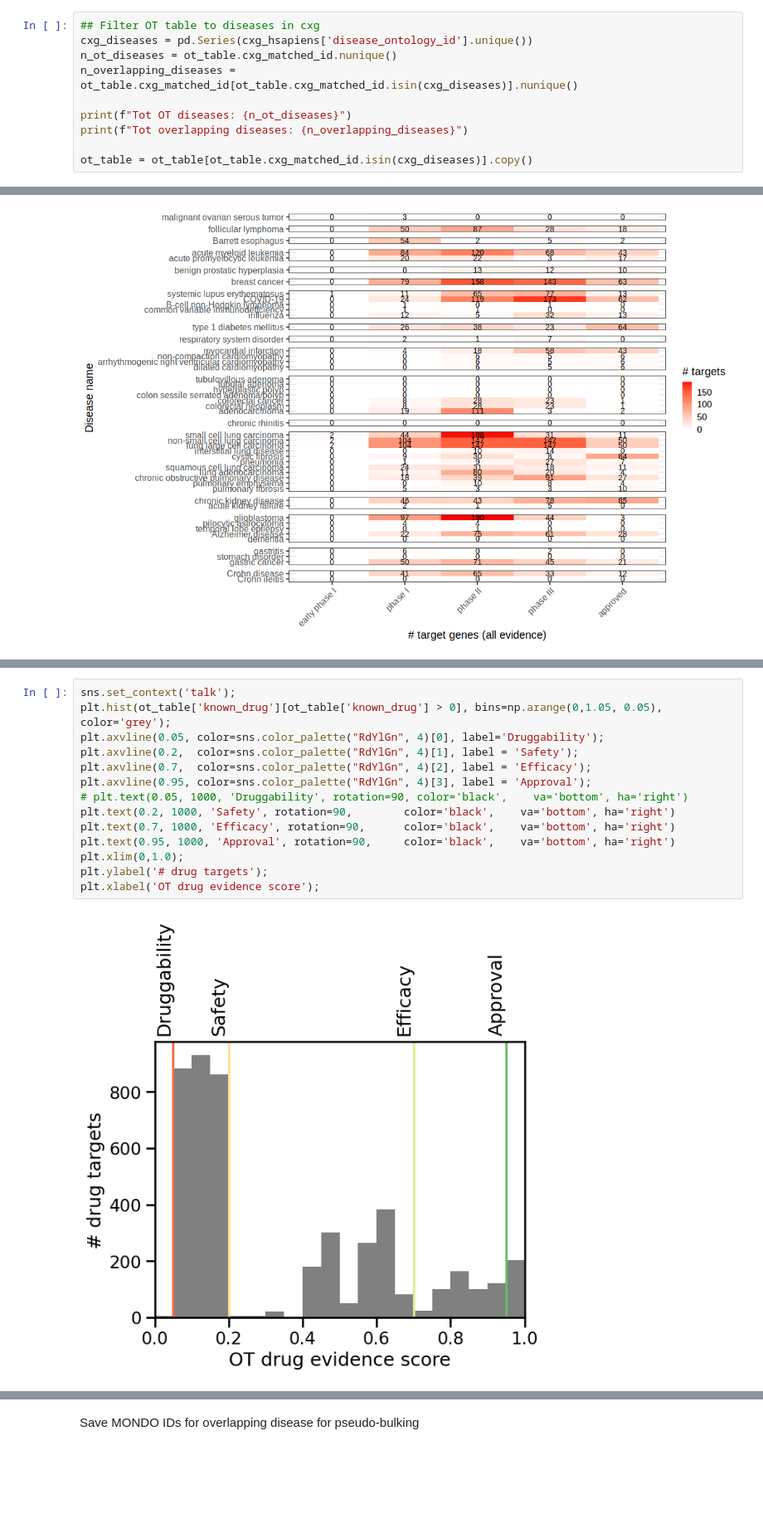
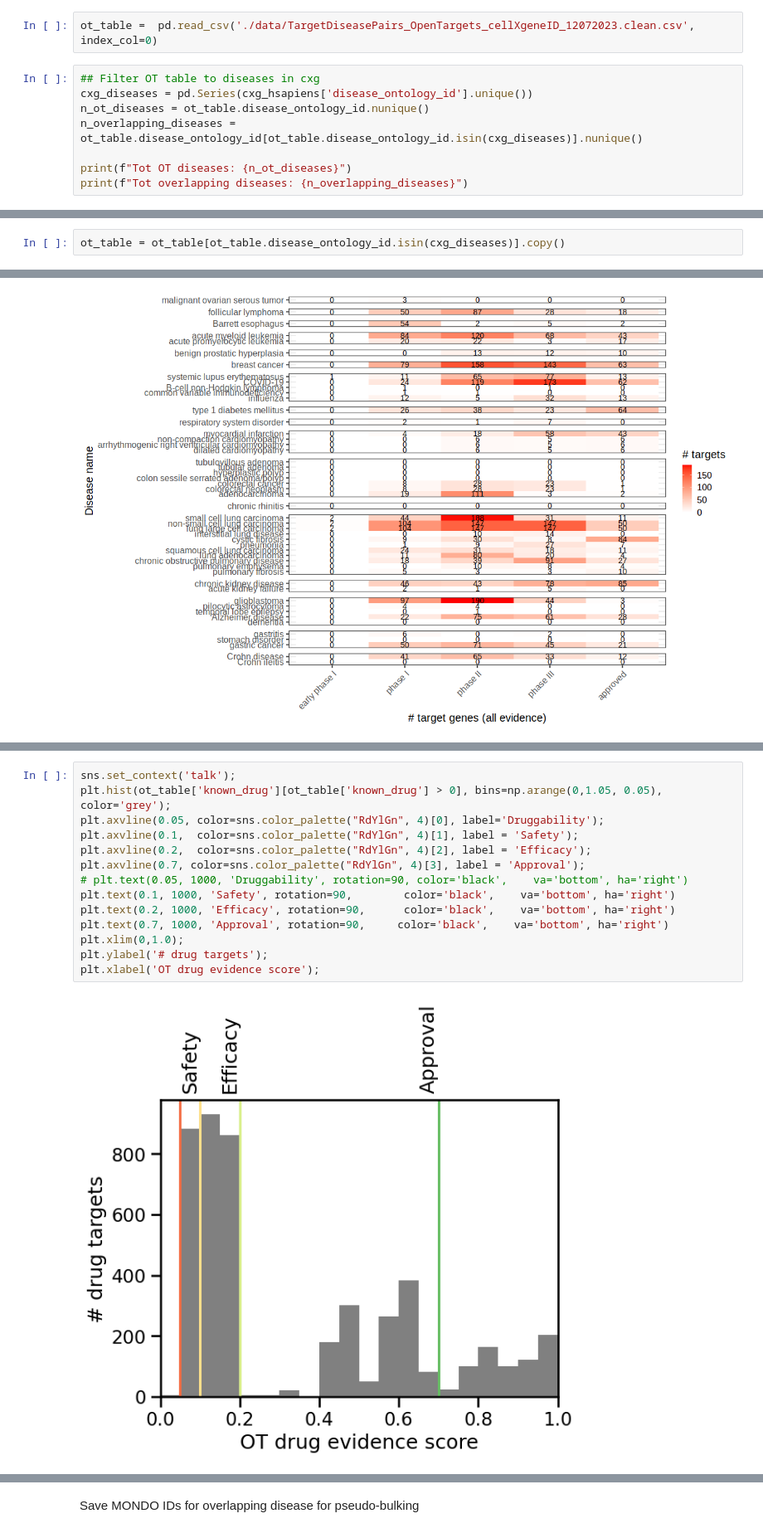
Before and after one commit to emdann/sc_target_evidence, a Jupyter notebook: OT_scDisease_overlap.ipynb, the cells around one changed output, grey strips where cells are left out. Shown at 83% size. Drawn from its saved outputs; the diff is of its cells as text; blank space fills up the shorter version.

```diff
--- a/OT_scDisease_overlap.ipynb
+++ b/OT_scDisease_overlap.ipynb
@@ -383,14 +381,14 @@ False     1
 Name: disease_ontology_id, dtype: int64
 # %% [markdown]
 ### For how many indications do we have data from the healthy "affected tissue" but not the disease data?
+# %%
+ot_table =  pd.read_csv('./data/TargetDiseasePairs_OpenTargets_cellXgeneID_12072023.clean.csv', index_col=0)
 # %%
 ## Filter OT table to diseases in cxg
 cxg_diseases = pd.Series(cxg_hsapiens['disease_ontology_id'].unique())
-n_ot_diseases = ot_table.cxg_matched_id.nunique()
-n_overlapping_diseases = ot_table.cxg_matched_id[ot_table.cxg_matched_id.isin(cxg_diseases)].nunique()
+n_ot_diseases = ot_table.disease_ontology_id.nunique()
+n_overlapping_diseases = ot_table.disease_ontology_id[ot_table.disease_ontology_id.isin(cxg_diseases)].nunique()
 
 print(f"Tot OT diseases: {n_ot_diseases}")
 print(f"Tot overlapping diseases: {n_overlapping_diseases}")
-
-ot_table = ot_table[ot_table.cxg_matched_id.isin(cxg_diseases)].copy()
 # %% [output]
@@ -398,4 +396,6 @@ Tot OT diseases: 45
 Tot overlapping diseases: 45
 # %% [markdown]
 Plot number of targets and targets with drug evidence in OT diseases (and successful targets)
+# %%
+ot_table = ot_table[ot_table.disease_ontology_id.isin(cxg_diseases)].copy()
 # %%
@@ -523,19 +541,19 @@ pl1 +
 # %%
 sns.set_context('talk');
 plt.hist(ot_table['known_drug'][ot_table['known_drug'] > 0], bins=np.arange(0,1.05, 0.05), color='grey');
 plt.axvline(0.05, color=sns.color_palette("RdYlGn", 4)[0], label='Druggability');
-plt.axvline(0.2,  color=sns.color_palette("RdYlGn", 4)[1], label = 'Safety');
-plt.axvline(0.7,  color=sns.color_palette("RdYlGn", 4)[2], label = 'Efficacy');
-plt.axvline(0.95, color=sns.color_palette("RdYlGn", 4)[3], label = 'Approval');
+plt.axvline(0.1,  color=sns.color_palette("RdYlGn", 4)[1], label = 'Safety');
+plt.axvline(0.2,  color=sns.color_palette("RdYlGn", 4)[2], label = 'Efficacy');
+plt.axvline(0.7, color=sns.color_palette("RdYlGn", 4)[3], label = 'Approval');
 # plt.text(0.05, 1000, 'Druggability', rotation=90, color='black',    va='bottom', ha='right')
-plt.text(0.2, 1000, 'Safety', rotation=90,        color='black',    va='bottom', ha='right')
-plt.text(0.7, 1000, 'Efficacy', rotation=90,      color='black',    va='bottom', ha='right')
-plt.text(0.95, 1000, 'Approval', rotation=90,     color='black',    va='bottom', ha='right')
+plt.text(0.1, 1000, 'Safety', rotation=90,        color='black',    va='bottom', ha='right')
+plt.text(0.2, 1000, 'Efficacy', rotation=90,      color='black',    va='bottom', ha='right')
+plt.text(0.7, 1000, 'Approval', rotation=90,     color='black',    va='bottom', ha='right')
 plt.xlim(0,1.0);
 plt.ylabel('# drug targets');
 plt.xlabel('OT drug evidence score');
 # %% [output]
-[figure, old version]
+[figure, new version]
 # %%
 sns.set_context('talk');
 plt.hist(ot_table['known_drug'][ot_table['known_drug'] > 0], bins=np.arange(0,1.05, 0.05), color='grey');
```
Also changed, not shown: parts of 10 cells of this notebook, 14 other files.
